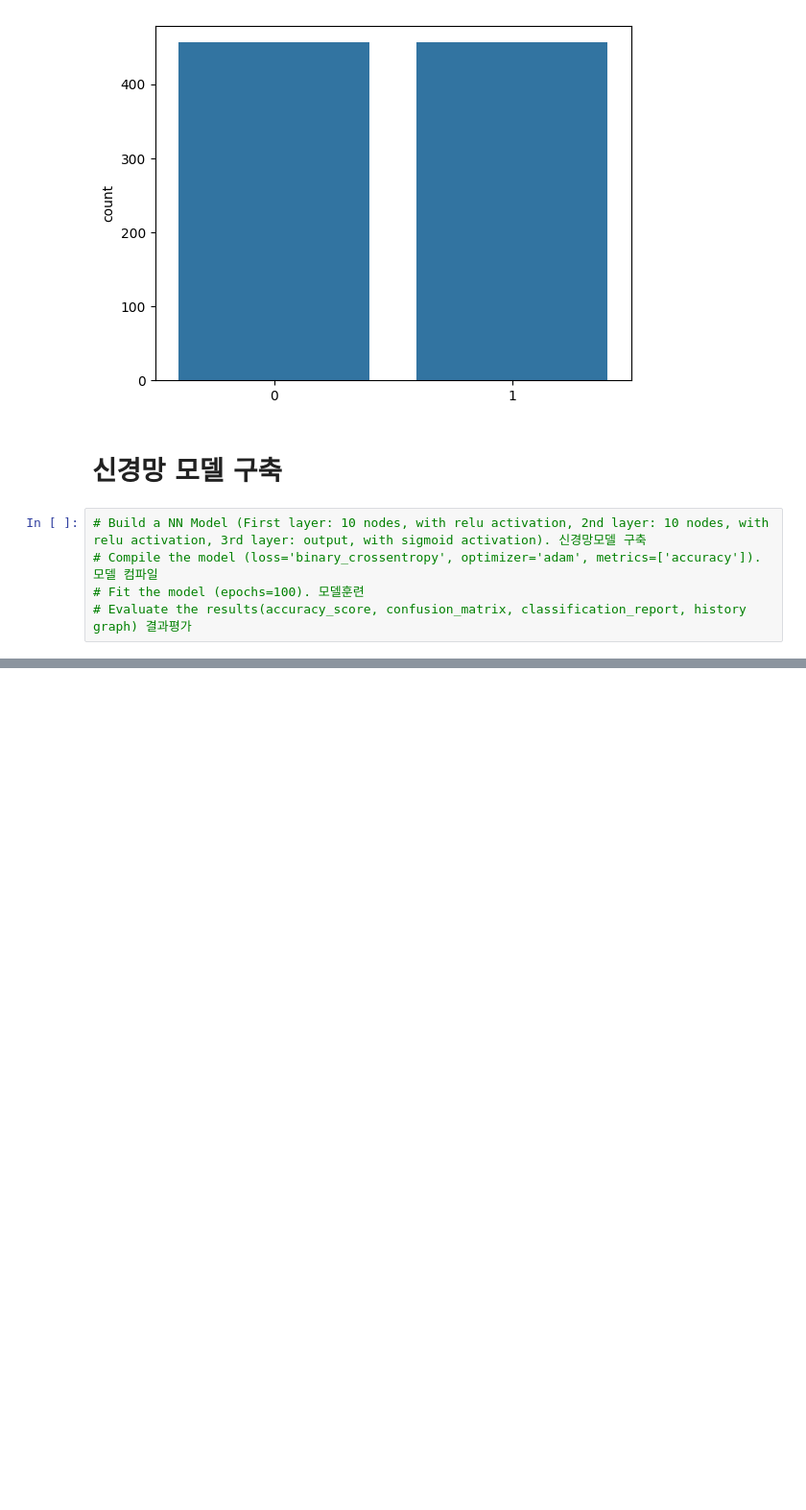
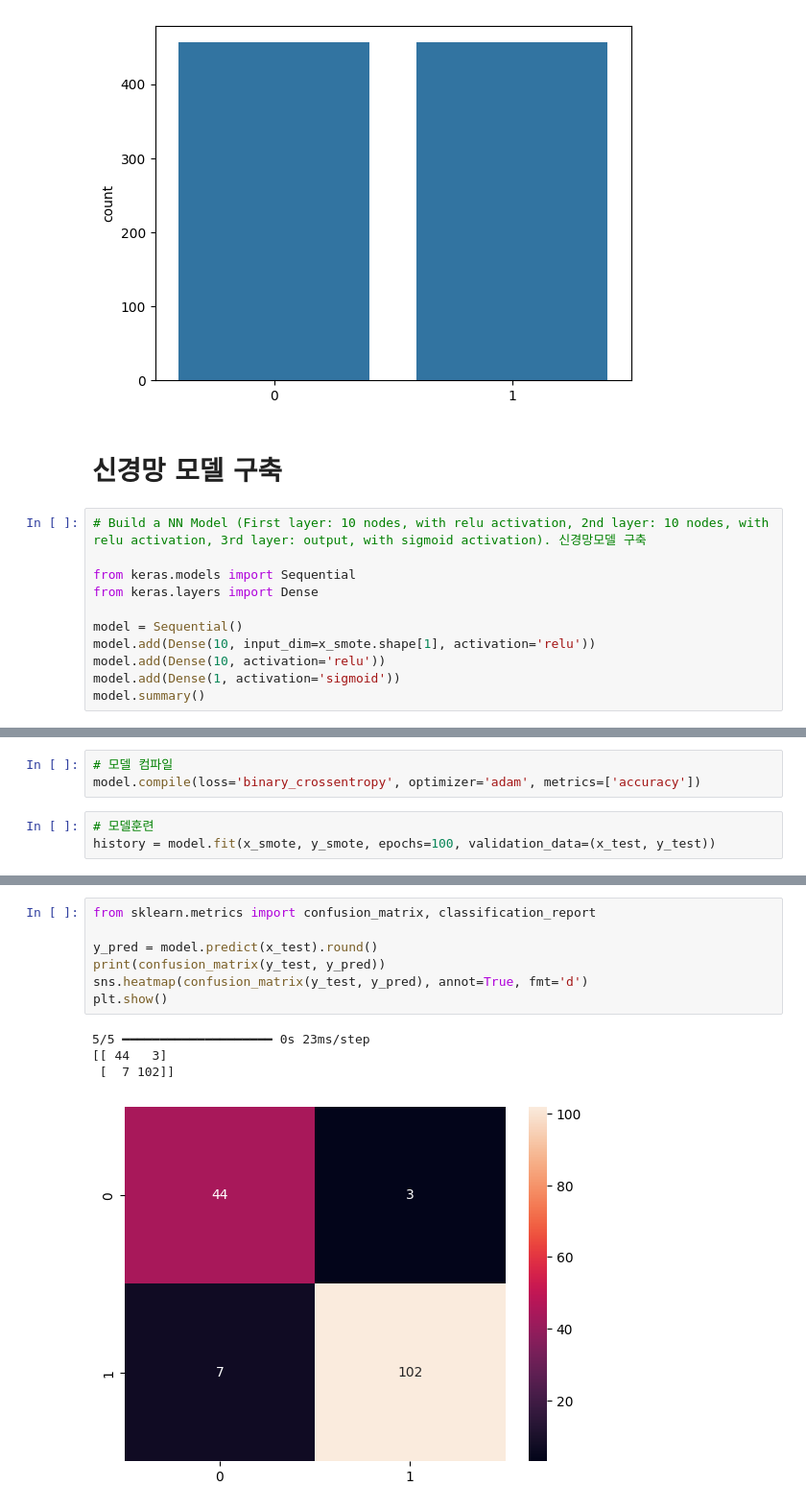
Before and after one commit to denverkim/BA_FALL2026, a Jupyter notebook: BA26_LAB8.ipynb, the cells around one changed output, grey strips where cells are left out. Shown at 96% size. Drawn from its saved outputs; the diff is of its cells as text; blank space fills up the shorter version.

```diff
--- a/BA26_LAB8.ipynb
+++ b/BA26_LAB8.ipynb
@@ -129,6 +129,12 @@ plt.show()
 # 신경망 모델 구축
 # %%
 # Build a NN Model (First layer: 10 nodes, with relu activation, 2nd layer: 10 nodes, with relu activation, 3rd layer: output, with sigmoid activation). 신경망모델 구축
-# Compile the model (loss='binary_crossentropy', optimizer='adam', metrics=['accuracy']). 모델 컴파일
-# Fit the model (epochs=100). 모델훈련
-# Evaluate the results(accuracy_score, confusion_matrix, classification_report, history graph) 결과평가
+
+from keras.models import Sequential
+from keras.layers import Dense
+
+model = Sequential()
+model.add(Dense(10, input_dim=x_smote.shape[1], activation='relu'))
+model.add(Dense(10, activation='relu'))
+model.add(Dense(1, activation='sigmoid'))
+model.summary()
@@ -134,0 +155,6 @@ plt.show()
+# %%
+# 모델 컴파일
+model.compile(loss='binary_crossentropy', optimizer='adam', metrics=['accuracy'])
+# %%
+# 모델훈련
+history = model.fit(x_smote, y_smote, epochs=100, validation_data=(x_test, y_test))
@@ -134,0 +187,12 @@ plt.show()
+# %%
+from sklearn.metrics import confusion_matrix, classification_report
+
+y_pred = model.predict(x_test).round()
+print(confusion_matrix(y_test, y_pred))
+sns.heatmap(confusion_matrix(y_test, y_pred), annot=True, fmt='d')
+plt.show()
+# %% [output]
+5/5 ━━━━━━━━━━━━━━━━━━━━ 0s 23ms/step
+[[ 44   3]
+ [  7 102]]
+[figure, added]
```
Also changed, not shown: parts of 6 cells of this notebook.
